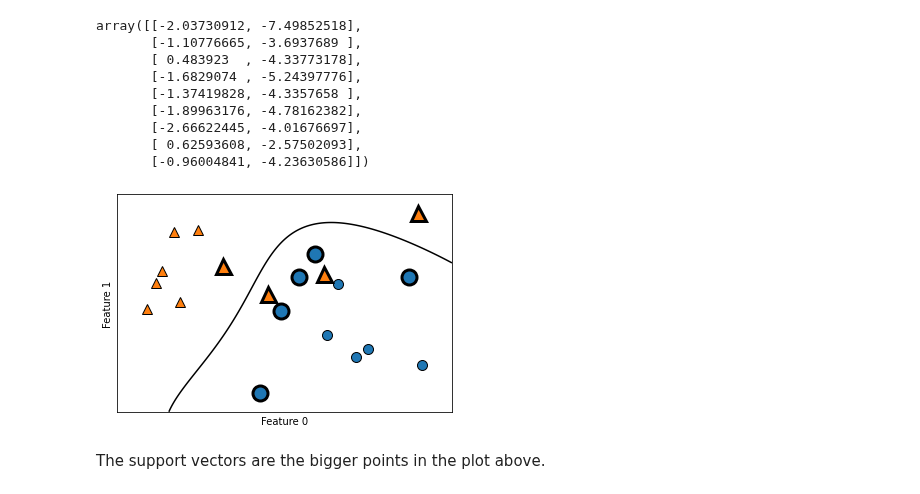
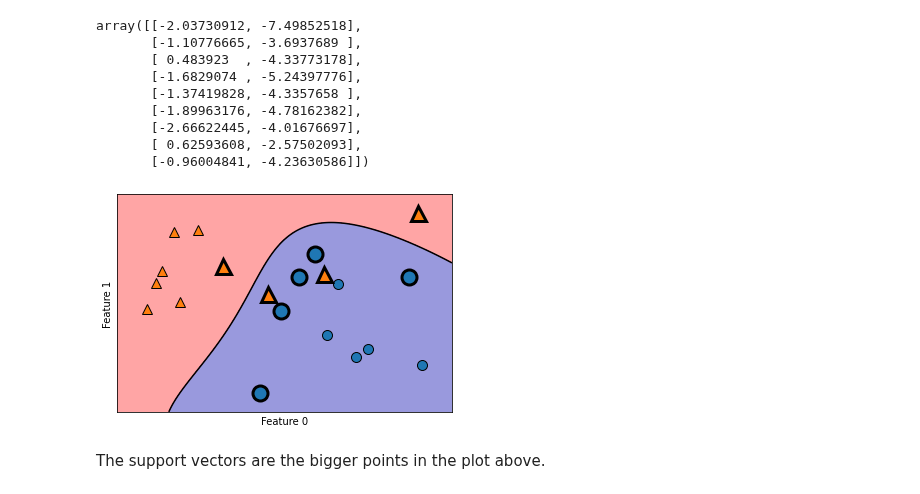
Before and after one commit to UBC-CS/cpsc330-2023s, a Jupyter notebook: lectures/04_kNNs-SVM-RBF.ipynb, the cells around one changed output. Drawn from its saved outputs; the diff is of its cells as text; code cells hidden in the pictures.

```diff
--- a/lectures/04_kNNs-SVM-RBF.ipynb
+++ b/lectures/04_kNNs-SVM-RBF.ipynb
@@ -828,10 +828,11 @@ array([[-2.03730912, -7.49852518],
        [-2.66622445, -4.01676697],
        [ 0.62593608, -2.57502093],
        [-0.96004841, -4.23630586]])
-# %%
-plot_support_vectors(svm, X_toy, y_toy)
-# %% [output]
-[figure, removed]
+# %%
+mglearn.plots.plot_2d_separator(svm, X_toy, fill=True, eps=0.5, alpha=0.4)
+plot_support_vectors(svm, X_toy, y_toy)
+# %% [output]
+[figure, added]
 # %% [markdown]
 The support vectors are the bigger points in the plot above.
 # %% [markdown]
```
Also changed, not shown: parts of 6 cells of this notebook.
